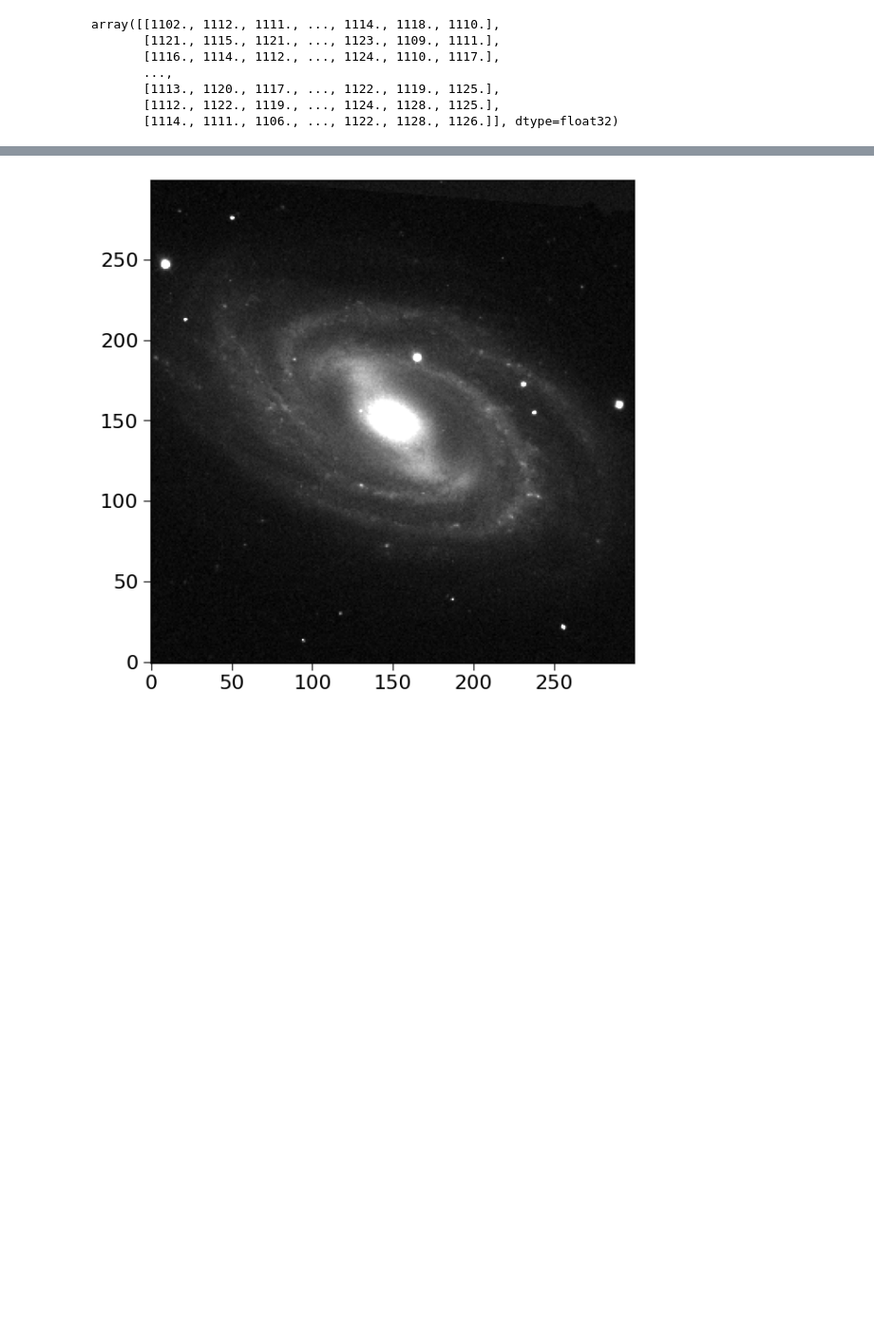
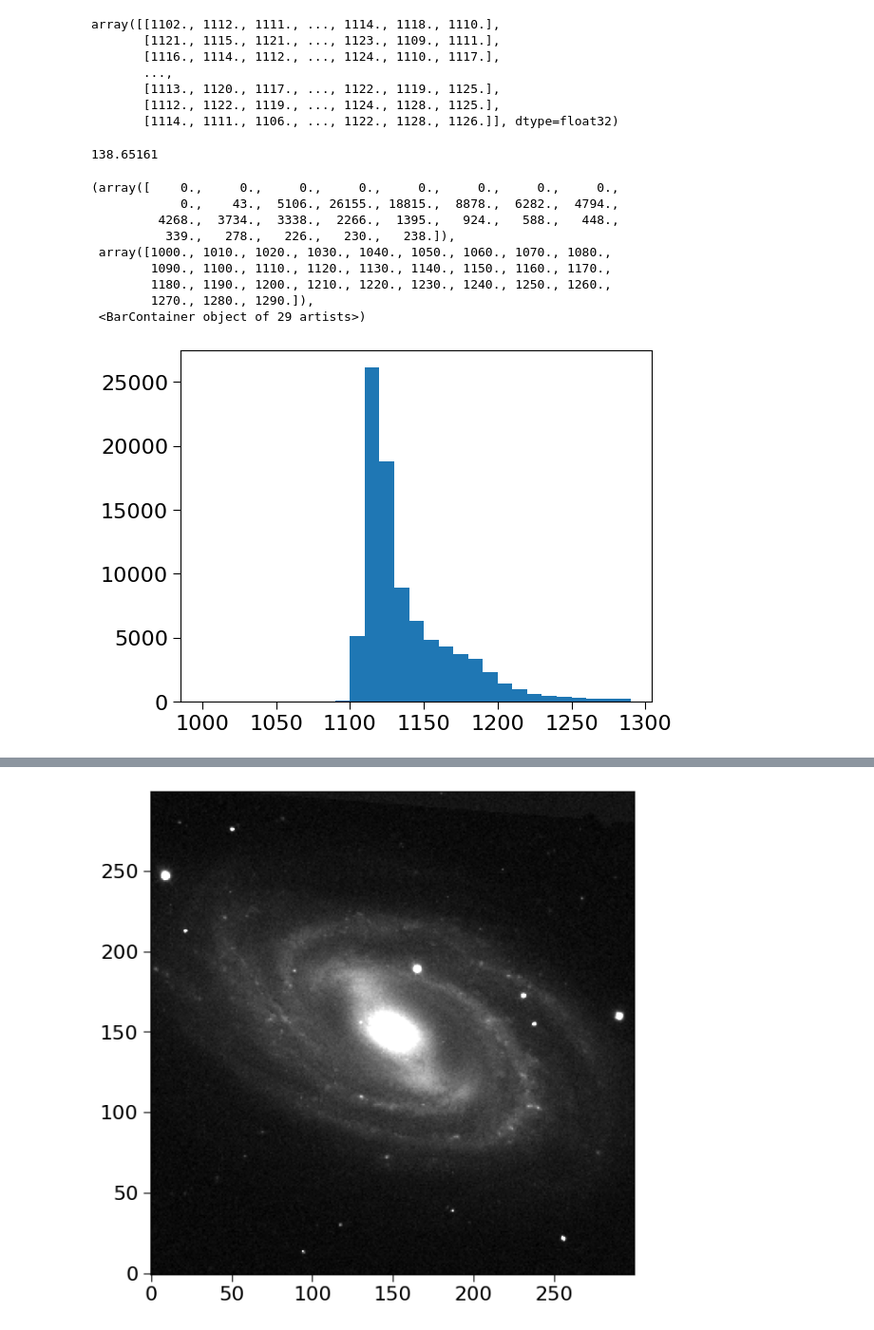
Before and after one commit to cefuente/astroinformatica, a Jupyter notebook: U6.2 - Astronomical Data II.ipynb, the cells around one changed output, grey strips where cells are left out. Shown at 95% size. Cells and saved outputs as stored; diff of their text form; code cells hidden in the pictures; blank space fills up the shorter version.

```diff
--- a/U6.2 - Astronomical Data II.ipynb
+++ b/U6.2 - Astronomical Data II.ipynb
@@ -111,0 +117,17 @@ array([[1102., 1112., 1111., ..., 1114., 1118., 1110.],
+# %%
+R[0].data.flatten().std()
+# %% [output]
+138.65161
+# %%
+plt.hist(R[0].data.flatten(), bins=np.arange(1000,1300,10))
+# %% [output]
+(array([    0.,     0.,     0.,     0.,     0.,     0.,     0.,     0.,
+            0.,    43.,  5106., 26155., 18815.,  8878.,  6282.,  4794.,
+         4268.,  3734.,  3338.,  2266.,  1395.,   924.,   588.,   448.,
+          339.,   278.,   226.,   230.,   238.]),
+ array([1000., 1010., 1020., 1030., 1040., 1050., 1060., 1070., 1080.,
+        1090., 1100., 1110., 1120., 1130., 1140., 1150., 1160., 1170.,
+        1180., 1190., 1200., 1210., 1220., 1230., 1240., 1250., 1260.,
+        1270., 1280., 1290.]),
+ <BarContainer object of 29 artists>)
+[figure, added]
```
Also changed, not shown: parts of 6 cells of this notebook, 3 other files.
